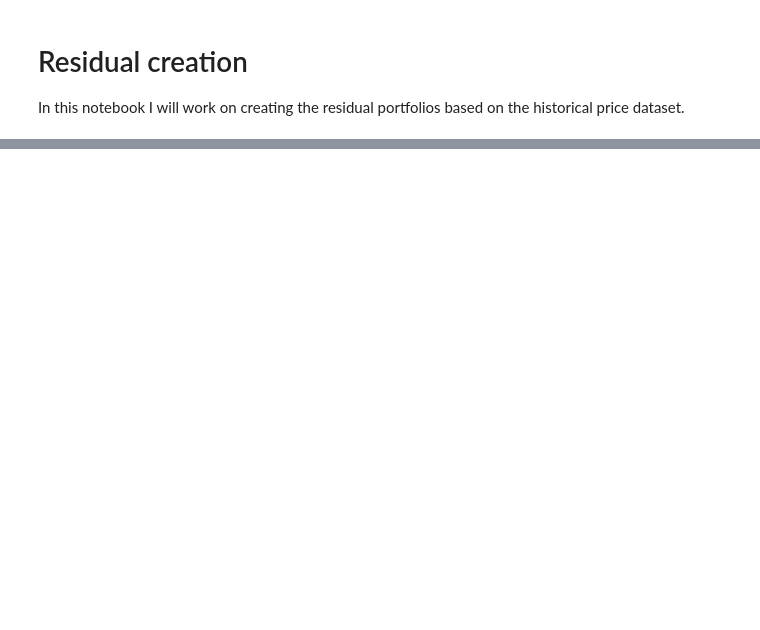
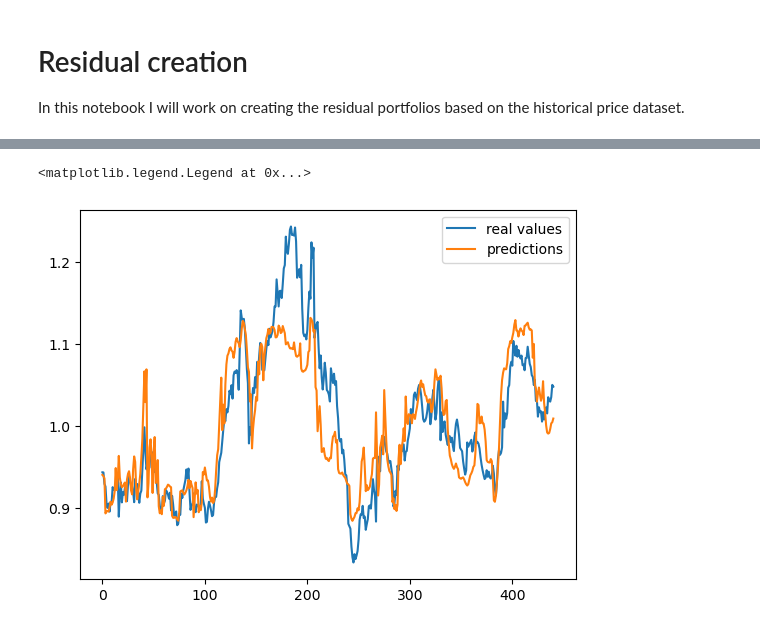
Before and after one commit to quintengeerts2000/MasterThesis-DRL_applications_to_stat_arb, a Jupyter notebook: empirical_analysis/residual_creation.ipynb, the cells around one changed output, grey strips where cells are left out. Cells and saved outputs as stored; diff of their text form; code cells hidden in the pictures; blank space fills up the shorter version.

```diff
--- a/empirical_analysis/residual_creation.ipynb
+++ b/empirical_analysis/residual_creation.ipynb
@@ -78,0 +84,8 @@ test2      = pd.DataFrame(res_out, index = returns.loc[dt.datetime(2010,1,1)+dt.
+# %%
+start_train = dt.datetime(2012,1,1)
+end_train   = dt.datetime(2018,1,1)
+start_eval  = dt.datetime(2018,1,1)
+end_eval    = dt.datetime(2020,1,1)
+
+train_data = dataset.loc[start_train:end_train]
+test_data  = dataset.loc[start_eval:end_eval]
@@ -79,3 +241,23 @@ test2      = pd.DataFrame(res_out, index = returns.loc[dt.datetime(2010,1,1)+dt.
+# %%
+test_asset = 'CAT'
+asset_data = test_data[test_asset].values
+model.eval()
+targets  = []
+predictions = []
+for idx in tqdm(range(lookback + 1,len(test_data)-1)):
+    window    = (asset_data[idx-lookback:idx+1] + 1).cumprod()
+    inputVars = window[:-1]
+    target    = window[-1]
+    pred = model(torch.FloatTensor(inputVars.reshape(1,-1)))
+    targets.append(target)
+    predictions.append(pred.item())
+
+plt.plot(targets)
+plt.plot(predictions)
+plt.legend(['real values', 'predictions'])
+# %% [output]
+<matplotlib.legend.Legend at 0x...>
+[figure, added]
 # %%
 def preprocess_ou(data:np.array, lookback:int=60):
     signal_length = 4
```
Also changed, not shown: parts of 10 cells of this notebook, 2 other files.
